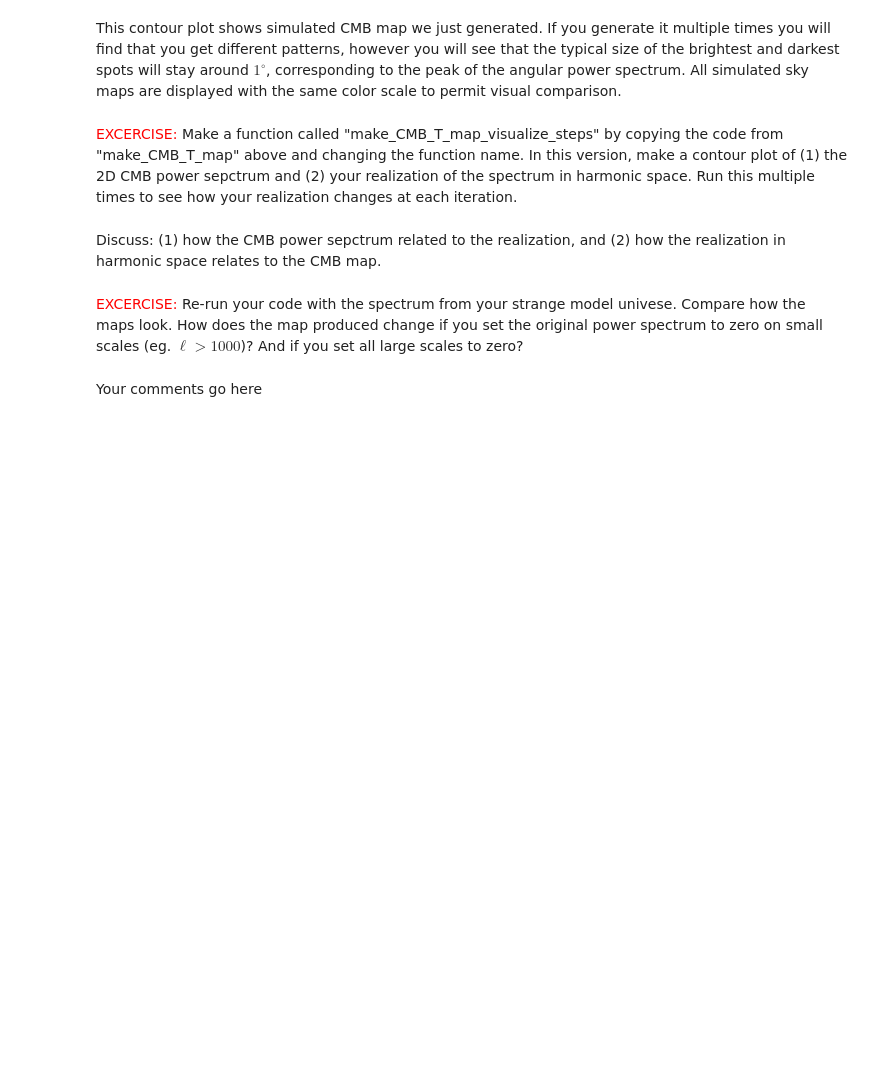
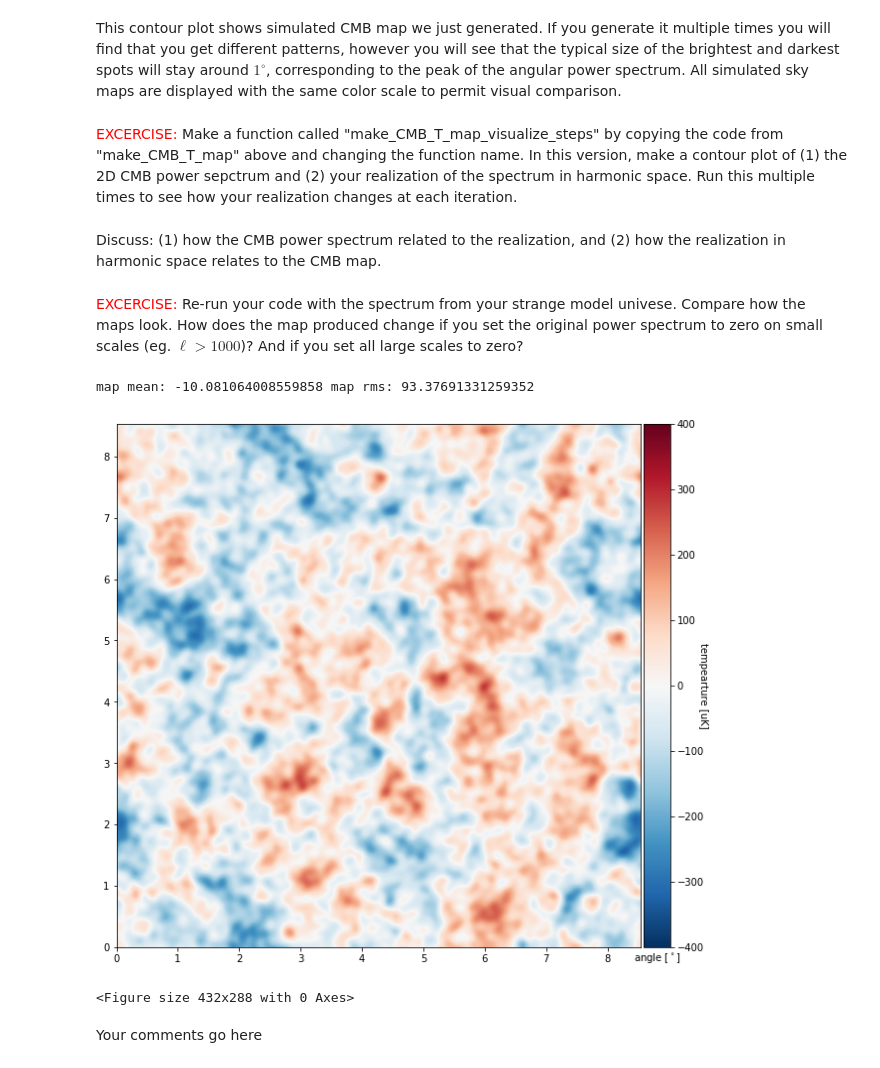
Before and after one commit to jaguirre/CMBAnalysis_SummerSchool, a Jupyter notebook: CMB_School_Part_01.ipynb, the cells around one changed output. Saved outputs shown, nothing was run; the diff lists cells and outputs as text; code cells hidden in the pictures; blank space fills up the shorter version.

```diff
--- a/CMB_School_Part_01.ipynb
+++ b/CMB_School_Part_01.ipynb
@@ -195,6 +219,6 @@ This contour plot shows simulated CMB map we just generated.  If you generate it
 # %%
 # your code and plots go here
 # %% [markdown]
-Discuss: (1)  how the CMB power sepctrum related to the realization, and (2) how the realization in harmonic space relates to the CMB map.
+Discuss: (1)  how the CMB power spectrum related to the realization, and (2) how the realization in harmonic space relates to the CMB map.
 # %% [markdown]
 <font color='red'>EXCERCISE: </font>  Re-run your code with the spectrum from your strange model univese.  Compare how the maps look. How does the map produced change if you set the original power spectrum to zero on small scales (eg. $\ell > 1000$)? And if you set all large scales to zero?
@@ -203,2 +225,12 @@ Discuss: (1)  how the CMB power sepctrum related to the realization, and (2) how
+# %%
+## your code goes here
+CMB_T2 = make_CMB_T_map(N,pix_size,ell_low_ombh2_scalCls,DlTT_low_ombh2_scalCls,plot_intermediate=False)
+Plot_CMB_Map(CMB_T2,c_min,c_max,X_width,Y_width)
+plt.savefig('cmb2.png')
+plt.clf()
+# %% [output]
+map mean: -10.081064008559858 map rms: 93.37691331259352
+[figure, added]
+<Figure size 432x288 with 0 Axes>
 # %% [markdown]
 Your comments go here
```
Also changed, not shown: parts of 7 cells of this notebook.
